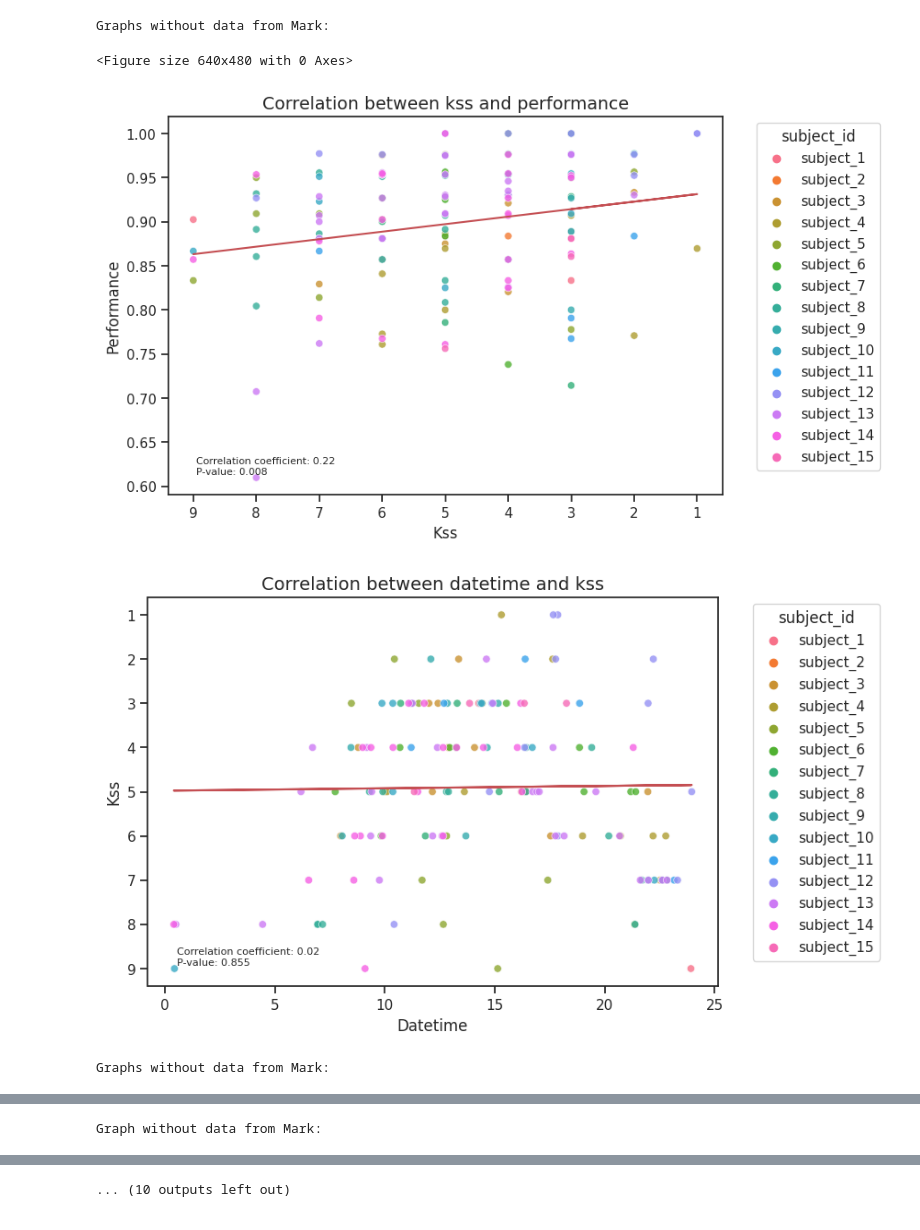
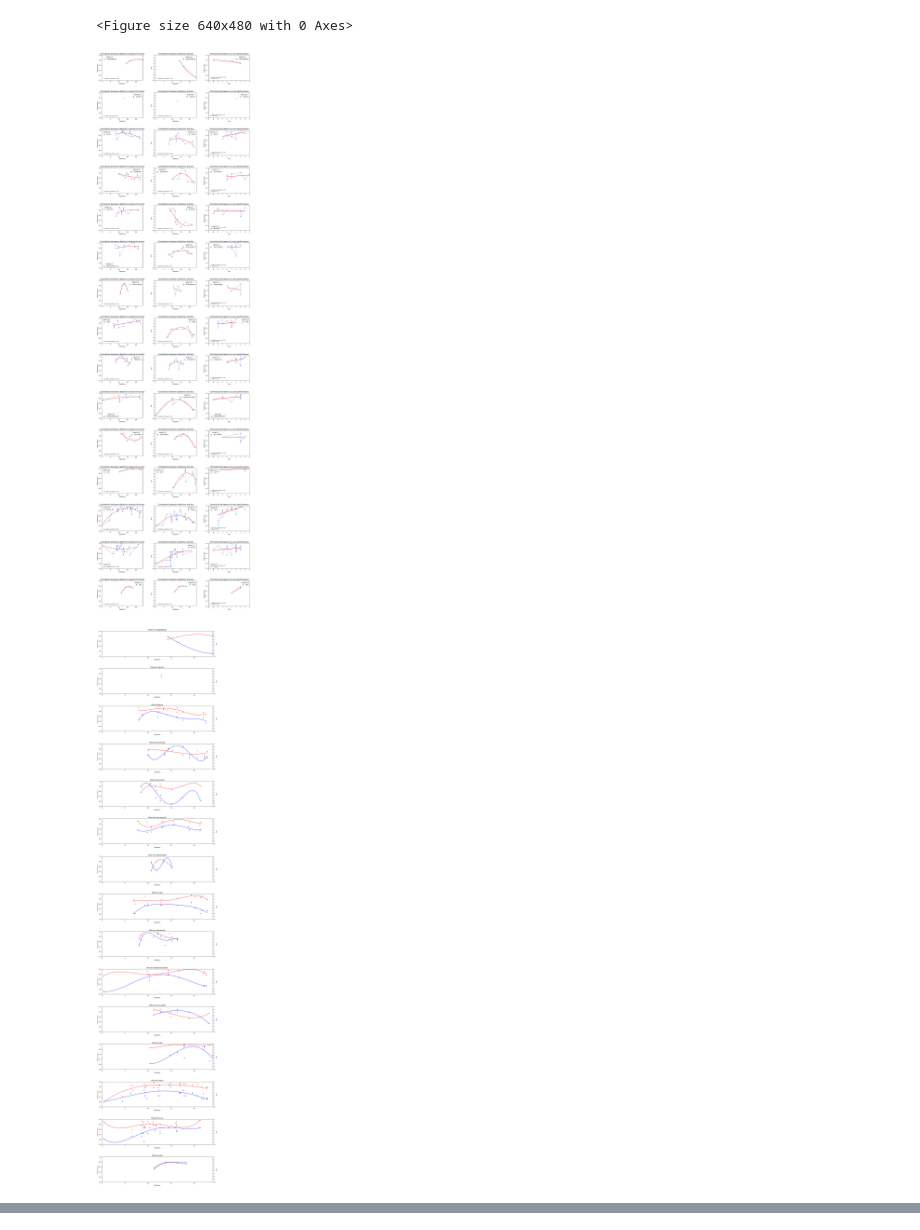
Before and after one commit to bcroteau14/bcroteau, a Jupyter notebook: AD-1078_NP2_PVT_Analysis.ipynb, the cells around one changed output, grey strips where cells are left out. Cells and saved outputs as stored; diff of their text form; code cells hidden in the pictures.

Commit message:
Updated NP2 Data Analysis file

```diff
--- a/AD-1078_NP2_PVT_Analysis.ipynb
+++ b/AD-1078_NP2_PVT_Analysis.ipynb
@@ -209,7 +361,7 @@ orig_file_newtime = 'pvt_df_newtime.csv'
 orig_file_no_mark_newtime = 'pvt_df_no_mark_newtime.csv'
 
 # Remove Mark's data and write into file 'pvt_df_no_mark.csv'
-with open(orig_file, 'r') as input_file, open(file_no_mark, 'w', newline = '') as output_file:
+with open(orig_file, 'r') as input_file, open(orig_file_no_mark, 'w', newline = '') as output_file:
     reader = csv.reader(input_file)
     writer = csv.writer(output_file)
     for row in reader:
@@ -229,7 +381,7 @@ df.iloc[:, 2] = (df.iloc[:, 2].dt.hour * 3600 + df.iloc[:, 2].dt.minute * 60 + d
 df.to_csv('pvt_df_no_mark_newtime.csv', index=False)
 
 pvt_df = pd.read_csv(orig_file)
-pvt_df_no_mark = pd.read_csv(file_no_mark)
+pvt_df_no_mark = pd.read_csv(orig_file_no_mark)
 pvt_df_newtime = pd.read_csv(orig_file_newtime)
 pvt_df_no_mark_newtime = pd.read_csv(orig_file_no_mark_newtime)
 
@@ -257,50 +409,52 @@ plt.clf()
 
 # 1) metric correlation
 
-print('Graphs without data from Mark:')
-correlation_lin(pvt_df_no_mark_updated, 'pvt_plots_no_mark', 'kss', 'performance', 'subject_id', lines=False, flip_x=True, flip_y=False)
-correlation_lin(pvt_df_no_mark_updated_newtime, 'pvt_plots_no_mark', 'datetime', 'kss', 'subject_id', lines=False, flip_x=False, flip_y=True)
+# print('Graphs without data from Mark:')
+# correlation_lin(pvt_df_no_mark_updated, 'pvt_plots_no_mark', 'kss', 'performance', 'subject_id', lines=False, flip_x=True, flip_y=False)
+# correlation_lin(pvt_df_no_mark_updated_newtime, 'pvt_plots_no_mark', 'datetime', 'kss', 'subject_id', lines=False, flip_x=False, flip_y=True)
 
 # 2) circadian rhythm analysis
 
-print('Graphs without data from Mark:')
-correlation_pol(pvt_df_no_mark_newtime, 'pvt_plots_no_mark', 'datetime', 'performance', 'subject_id', degree=4, lines=False, flip_x=False, flip_y=False)
-correlation_pol(pvt_df_no_mark_updated_newtime, 'pvt_plots_no_mark', 'datetime', 'kss', 'subject_id', degree=4, lines=False, flip_x=False, flip_y=True)
-correlation_pol(pvt_df_no_mark_newtime, 'pvt_plots_no_mark', 'datetime', 'performance', 'subject_id', degree=4, lines=True, flip_x=False, flip_y=False)
+# print('Graphs without data from Mark:')
+# correlation_pol(pvt_df_no_mark_newtime, 'pvt_plots_no_mark', 'datetime', 'performance', 'subject_id', degree=4, lines=False, flip_x=False, flip_y=False)
+# correlation_pol(pvt_df_no_mark_updated_newtime, 'pvt_plots_no_mark', 'datetime', 'kss', 'subject_id', degree=4, lines=False, flip_x=False, flip_y=True)
+# correlation_pol(pvt_df_no_mark_newtime, 'pvt_plots_no_mark', 'datetime', 'performance', 'subject_id', degree=4, lines=False, flip_x=False, flip_y=False)
+
+# 2.5) Grid of subplots and double y-axis plots
+create_subplot_grid(pvt_df_no_mark_newtime, 'pvt_plots_no_mark', 'subject_id')
+create_double_y_subplot(pvt_df_no_mark_newtime, 'pvt_plots_no_mark', 'datetime', 'performance', 'kss', 'subject_id', degree=4, flip_y2=True)
 
 # # 3) metric histograms
 
 # metrics = ['performance', 'lapses', 'mean_rt']
 # metric_names = ['Performance', 'Lapses', 'Mean Reaction Time']
 
 # print('Graph without data from Mark:')
 # for i in range(len(metrics)):
 #     metric_histogram(pvt_df_no_mark, 'pvt_plots_no_mark', metrics[i], metric_names[i])
 #     print_stats(pvt_df_no_mark, metrics[i])
 
 # # 4) kss histogram
 
 # print('Graph without data from Mark:')
 # kss_histogram(pvt_df_no_mark, 'pvt_plots_no_mark')
 # print_stats(pvt_df_no_mark, 'kss')
 
 # # 5) KSS x PVT performance scatterplot
 
 # print('Graph without data from Mark:')
 # performance_kss_scatter(pvt_df_no_mark, 'pvt_plots_no_mark')
 
 # # 6) subject vs performance range plot
 
 # print('Graph without data from Mark:')
 # subject_performance_range(pvt_df_no_mark, 'pvt_plots_no_mark')
 
 # # 7) create second version of plot with reduced rance since mark's sessions caused the range to skew low
 
 # print('Graph without data from Mark:')
 # subject_performance_range(pvt_df_no_mark, 'pvt_plots_no_mark', performance_range=(0.6, 1.02))
 # %% [output]
-Graphs without data from Mark:
+<Figure size 640x480 with 0 Axes>
-<Figure size 640x480 with 0 Axes>
-[figure, old version]
+[figure, new version]
-[figure, old version]
+[figure, new version]
-Graphs without data from Mark:
@@ -310 +460,0 @@ Graphs without data from Mark:
-Graph without data from Mark:
@@ -318 +460,0 @@ Range: 0.390
-... (10 outputs left out)
```
Also changed, not shown: parts of 3 cells of this notebook.
